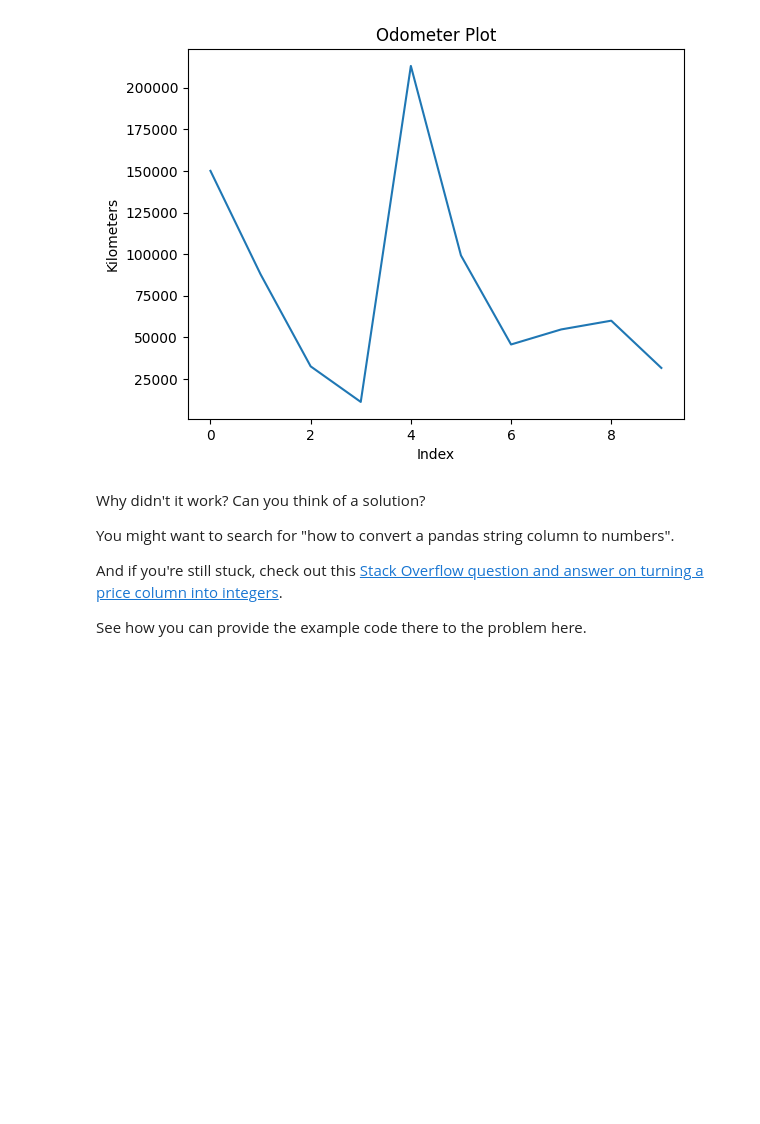
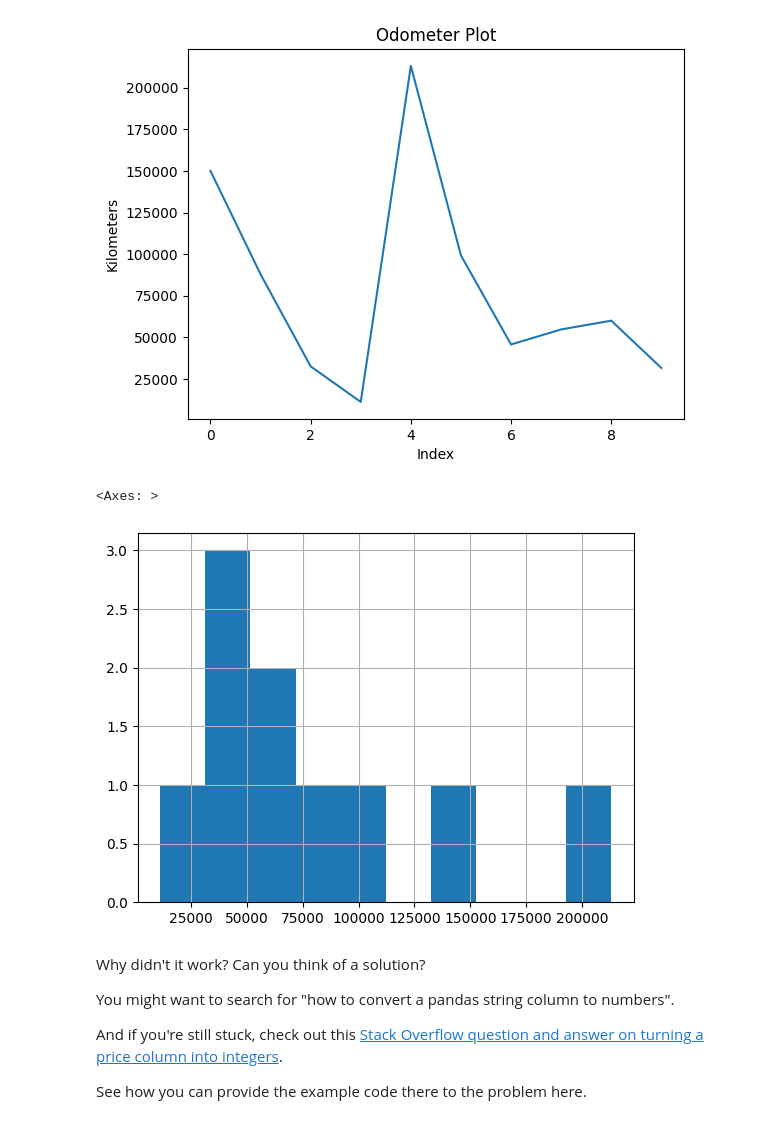
Before and after one commit to ican17/ML, a Jupyter notebook: section-2-data-science-and-ml-tools/pandas-exercises.ipynb, the cells around one changed output. Cells and saved outputs as stored; diff of their text form; code cells hidden in the pictures; blank space fills up the shorter version.

```diff
--- a/section-2-data-science-and-ml-tools/pandas-exercises.ipynb
+++ b/section-2-data-science-and-ml-tools/pandas-exercises.ipynb
@@ -250,5 +250,9 @@ plt.show()
 [figure]
 # %%
 # Create a histogram of the Odometer column using hist()
+car_sales['Odometer (KM)'].hist()
+# %% [output]
+<Axes: >
+[figure, added]
 # %%
 # Try to plot the Price column using plot()
```
Also changed, not shown: parts of 16 cells of this notebook.
